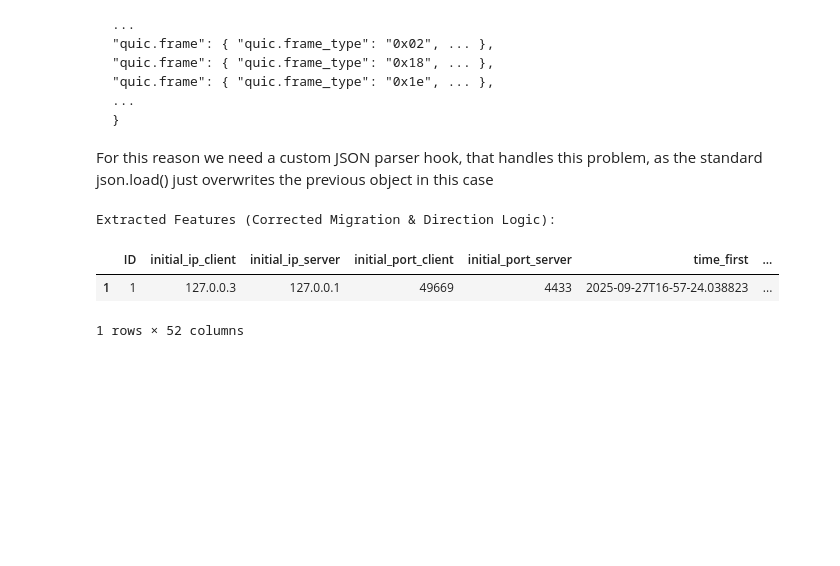
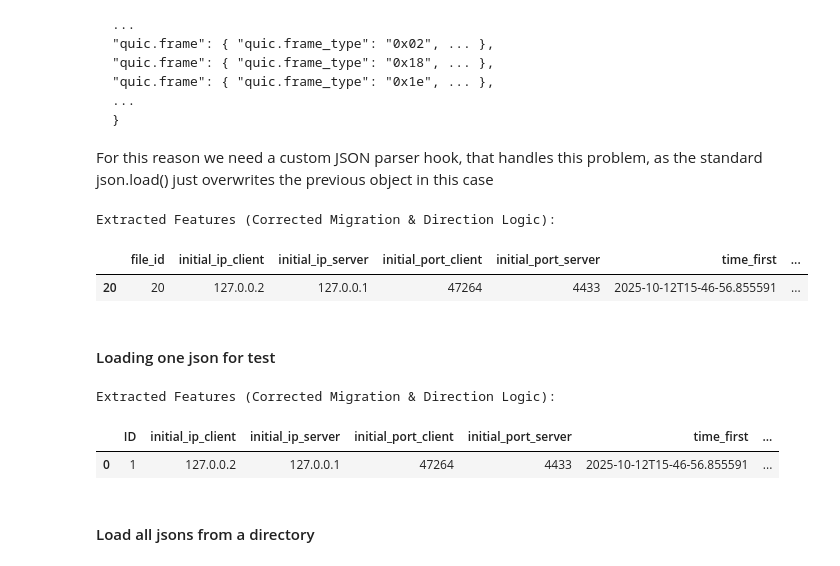
Before and after one commit to imets01/synthetic_network_data_gen, a Jupyter notebook: script.ipynb, the cells around one changed output. Drawn from its saved outputs; the diff is of its cells as text; code cells hidden in the pictures; blank space fills up the shorter version.

Commit message:
ran the high level script for all json files

```diff
--- a/script.ipynb
+++ b/script.ipynb
@@ -385,16 +395,46 @@ def analyze_quic_capture(json_file_path):
         features['connection_close_type'] = 'IDLE_TIMEOUT' # Default assumption
 
     return features
+# %%
+import os
+
+def process_quic_capture(json_file_path):
+    """
+    Determines the correct encoding (UTF-8 or UTF-16) for a JSON file
+    and then calls the analysis function.
+    """
+
+    if not os.path.exists(json_file_path) or os.path.getsize(json_file_path) == 0:
+        print(f"Skipping '{json_file_path}': File is empty or does not exist.\n")
+        return
+
+    try:
+        extracted_features = analyze_quic_capture(json_file_path, encoding='utf-8')
+        return extracted_features
+
+    except UnicodeDecodeError:
+        try:
+            extracted_features = analyze_quic_capture(json_file_path, encoding='utf-16')
+            return extracted_features
+        except (json.JSONDecodeError, UnicodeDecodeError) as e:
+            print(f"    -> ERROR: Failed to process '{os.path.basename(json_file_path)}' as UTF-16. Error: {e}")
+
+    except json.JSONDecodeError as e:
+
+        print(f"    -> ERROR: File is UTF-8 but has invalid JSON. Error: {e}")
+# %%
+pd.set_option('display.max_columns', None)
 # %%
-json_file = 'captures_json/migration_decrypted_export.json'
-extracted_features = analyze_quic_capture(json_file)
+json_file = 'captures_json\quiche\quiche_capture_20.json'
+extracted_features = process_quic_capture(json_file)
 # %%
 if extracted_features:
-    df = pd.DataFrame([extracted_features], index=[extracted_features['ID']])
+    df = pd.DataFrame([extracted_features], index=[extracted_features['file_id']])
     print("Extracted Features (Corrected Migration & Direction Logic):")
     display(df)
 # %% [output]
 Extracted Features (Corrected Migration & Direction Logic):
-|  | ID | initial_ip_client | initial_ip_server | initial_port_client | initial_port_server | time_first | ... |
-| 1 | 1 | 127.0.0.3 | 127.0.0.1 | 49669 | 4433 | 2025-09-27T16-57-24.038823 | ... |
+|  | file_id | initial_ip_client | initial_ip_server | initial_port_client | initial_port_server | time_first | ... |
+| 20 | 20 | 127.0.0.2 | 127.0.0.1 | 47264 | 4433 | 2025-10-12T15-46-56.855591 | ... |
-1 rows × 52 columns
+# %% [markdown]
+#### Loading one json for test
@@ -400,0 +452,11 @@ Extracted Features (Corrected Migration & Direction Logic):
+# %%
+if extracted_features:
+    df = pd.DataFrame([extracted_features])#, index=[extracted_features['ID']])
+    print("Extracted Features (Corrected Migration & Direction Logic):")
+    display(df)
+# %% [output]
+Extracted Features (Corrected Migration & Direction Logic):
+|  | ID | initial_ip_client | initial_ip_server | initial_port_client | initial_port_server | time_first | ... |
+| 0 | 1 | 127.0.0.2 | 127.0.0.1 | 47264 | 4433 | 2025-10-12T15-46-56.855591 | ... |
+# %% [markdown]
+#### Load all jsons from a directory
```
Also changed, not shown: parts of 7 cells of this notebook, 1 other file.
